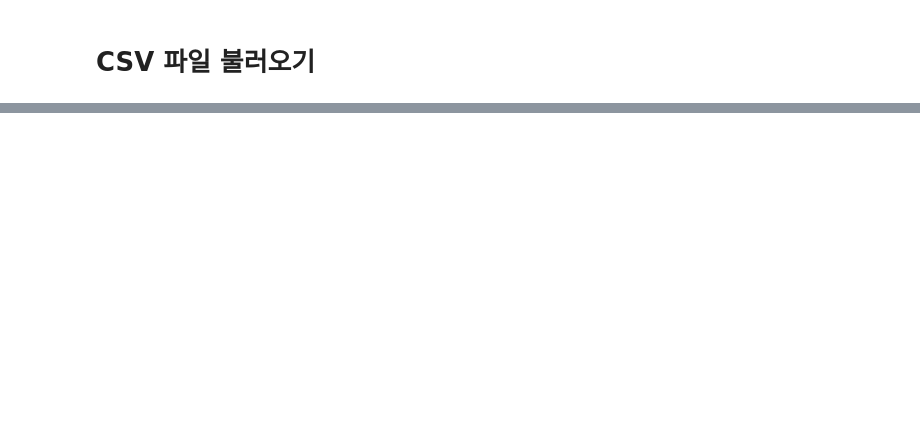
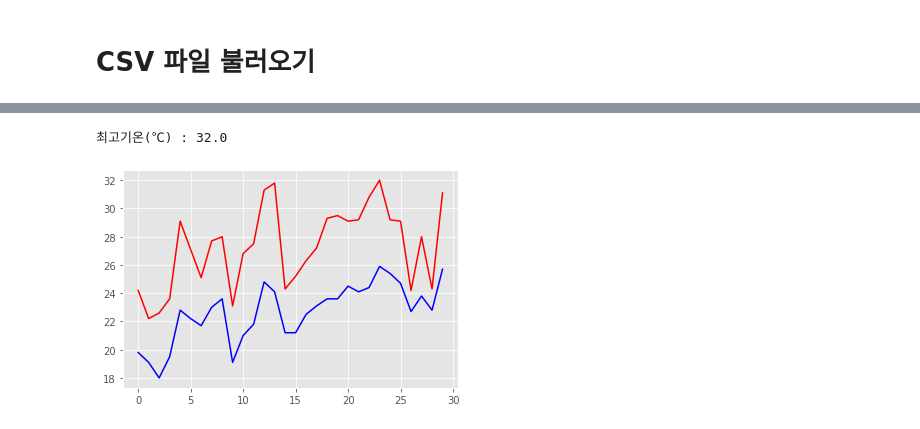
Before and after one commit to GGos3/Numpy, a Jupyter notebook: 2022.07.6/matplotlib.ipynb, the cells around one changed output, grey strips where cells are left out. Drawn from its saved outputs; the diff is of its cells as text; code cells hidden in the pictures; blank space fills up the shorter version.

```diff
--- a/2022.07.6/matplotlib.ipynb
+++ b/2022.07.6/matplotlib.ipynb
@@ -112,0 +138,15 @@ f.close()
+# %%
+import pandas as pd
+import matplotlib.pyplot as plt
+
+df = pd.read_csv('200506-seoul-weather.csv', encoding='cp949')
+
+#print(df.head())
+print(f'최고기온(℃) : {df["최고기온(℃)"].max()}')
+plt.plot(df["최고기온(℃)"].tolist(), color="r")
+plt.plot(df["평균기온(℃)"].tolist(), color="b")
+
+plt.show()
+# %% [output]
+최고기온(℃) : 32.0
+[figure, added]
```
Also changed, not shown: parts of 24 cells of this notebook, 5 other files.
